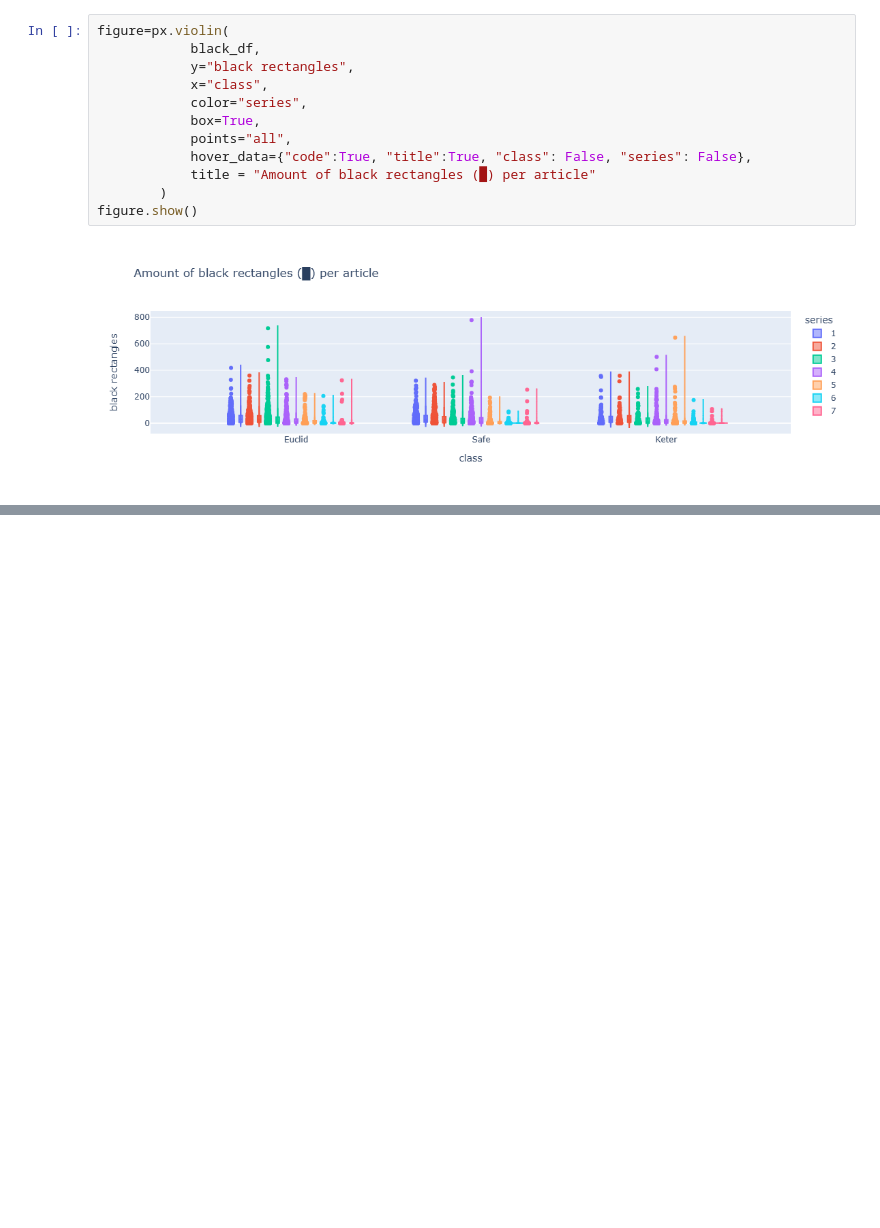
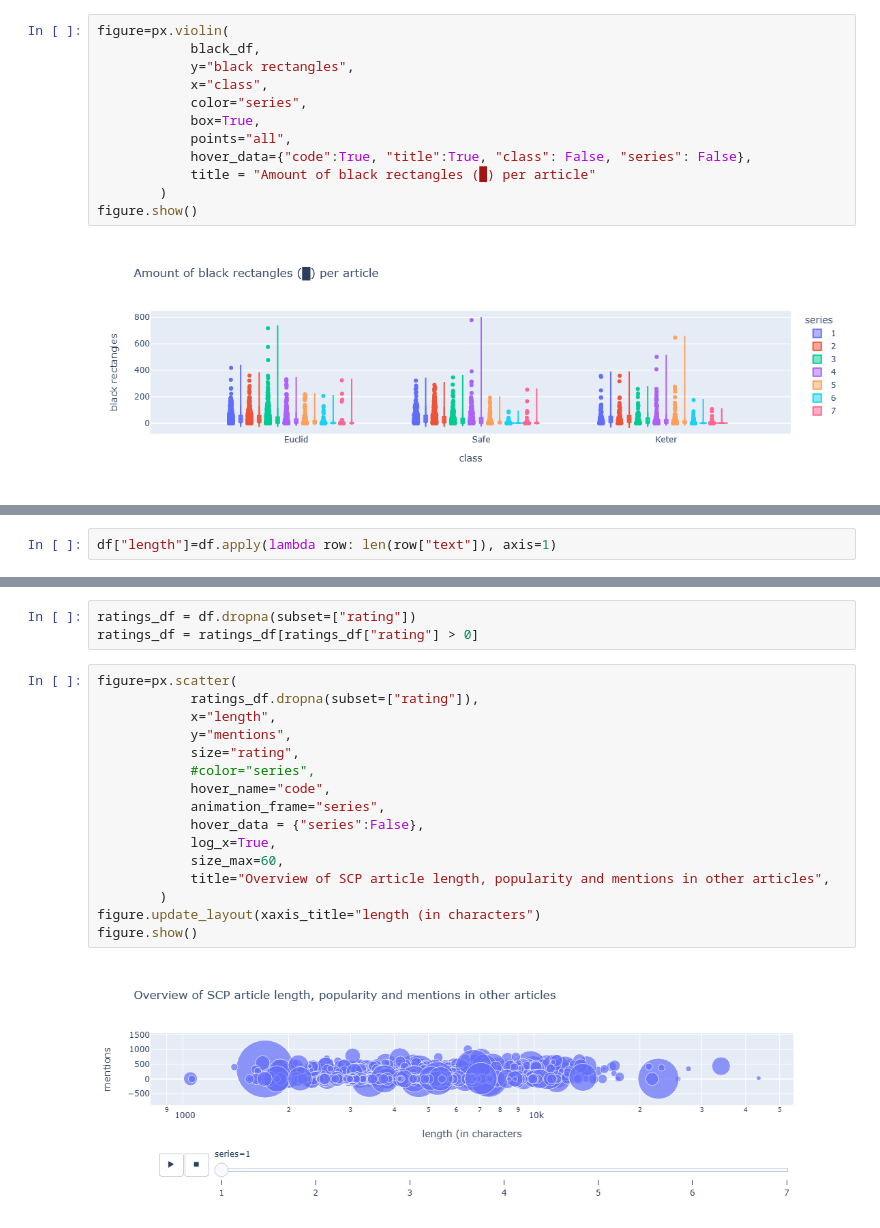
Before and after one commit to AGasconAfriat/scp_data-analysis, a Jupyter notebook: visualizations.ipynb, the cells around one changed output, grey strips where cells are left out. Cells and saved outputs as stored; diff of their text form; blank space fills up the shorter version.

Commit message:
Overview chart

```diff
--- a/visualizations.ipynb
+++ b/visualizations.ipynb
@@ -91,0 +88,2 @@ Index(['Unnamed: 0', 'code', 'title', 'text', 'image captions', 'rating',
+# %%
+df["length"]=df.apply(lambda row: len(row["text"]), axis=1)
@@ -91,0 +102,21 @@ Index(['Unnamed: 0', 'code', 'title', 'text', 'image captions', 'rating',
+# %%
+ratings_df = df.dropna(subset=["rating"])
+ratings_df = ratings_df[ratings_df["rating"] > 0]
+# %%
+figure=px.scatter(
+            ratings_df.dropna(subset=["rating"]),
+            x="length",
+            y="mentions",
+            size="rating",
+            #color="series",
+            hover_name="code",
+            animation_frame="series",
+            hover_data = {"series":False},
+            log_x=True,
+            size_max=60,
+            title="Overview of SCP article length, popularity and mentions in other articles",
+        )
+figure.update_layout(xaxis_title="length (in characters")
+figure.show()
+# %% [output]
+[figure, added]
```
Also changed, not shown: parts of 3 cells of this notebook.
